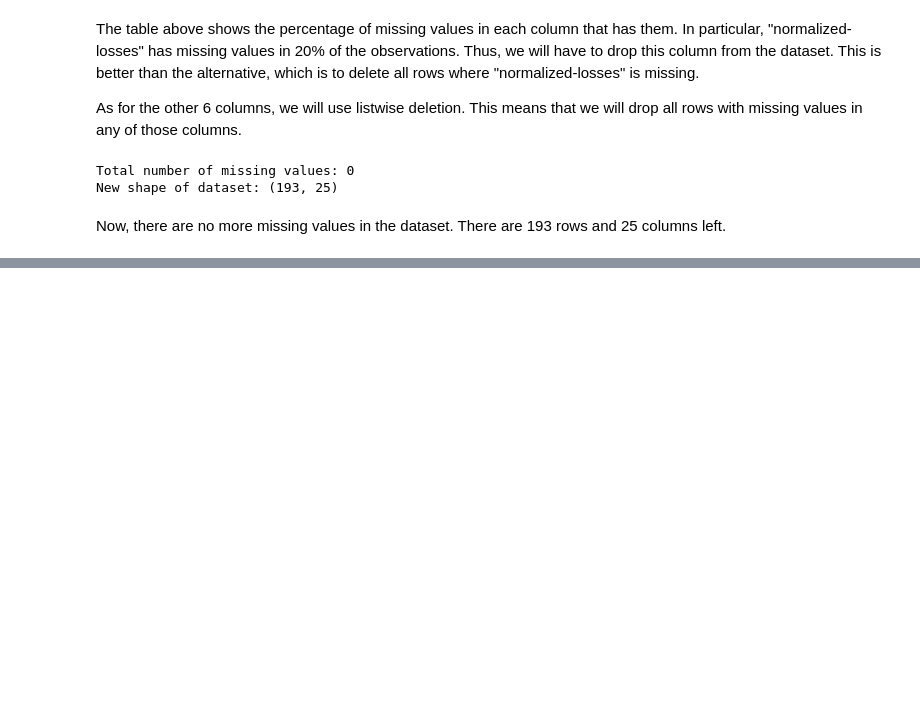
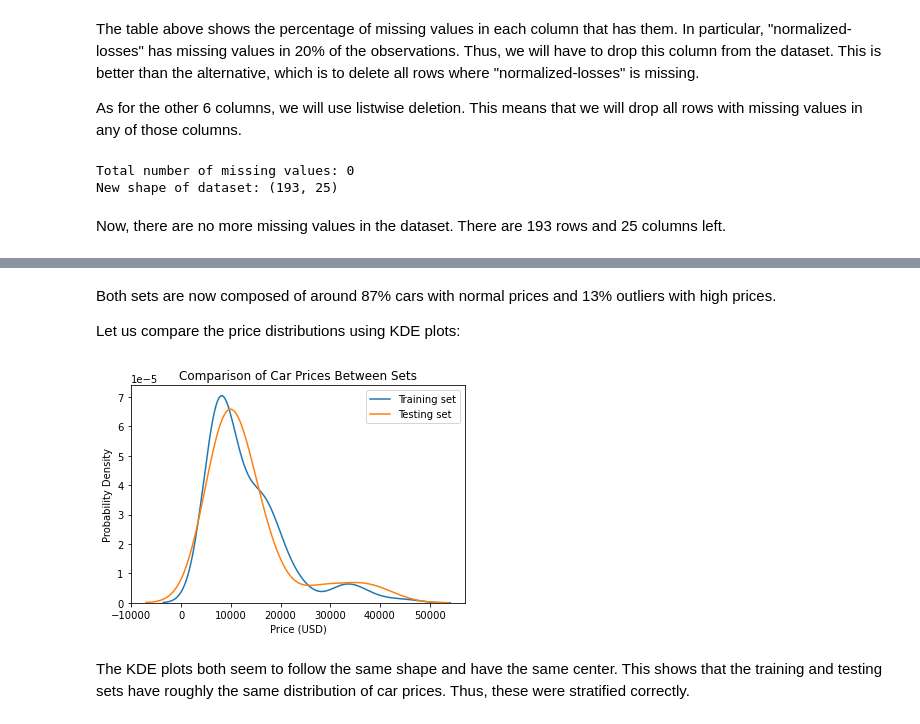
Before and after one commit to MiguelAHG/mahg-data-science, a Jupyter notebook: _notebooks/2021-12-20-Predicting-Car-Prices-K-Nearest-Neighbors.ipynb, the cells around one changed output, grey strips where cells are left out. Saved outputs shown, nothing was run; the diff lists cells and outputs as text; code cells hidden in the pictures; blank space fills up the shorter version.

```diff
--- a/_notebooks/2021-12-20-Predicting-Car-Prices-K-Nearest-Neighbors.ipynb
+++ b/_notebooks/2021-12-20-Predicting-Car-Prices-K-Nearest-Neighbors.ipynb
@@ -242,0 +374,34 @@ Now, there are no more missing values in the dataset. There are 193 rows and 25
+# %%
+#collapse-hide
+# Label praces as normal or high
+cars_df["price_label"] = "normal"
+cars_df.loc[cars_df["price"] >= 20000, "price_label"] = "high"
+
+# Train-test split with stratification
+X_train, X_test, y_train, y_test = train_test_split(
+    cars_df[all_numeric_features],
+    cars_df["price"],
+    train_size = 0.8,
+    test_size = 0.2,
+    random_state = 1,
+    shuffle = True,
+    stratify = cars_df["price_label"],
+)
+
+# Check stratification.
+X_train_labeled = pd.concat(
+    [X_train, cars_df.price_label],
+    axis = 1,
+    join = "inner",
+)
+
+X_test_labeled = pd.concat(
+    [X_test, cars_df.price_label],
+    axis = 1,
+    join = "inner",
+)
+
+print("X_train price label distribution")
+print(X_train_labeled.price_label.value_counts(normalize = True))
+print("\nX_test Price label distribution")
+print(X_test_labeled.price_label.value_counts(normalize = True))
@@ -242,0 +418,18 @@ Now, there are no more missing values in the dataset. There are 193 rows and 25
+# %% [markdown]
+Both sets are now composed of around 87% cars with normal prices and 13% outliers with high prices.
+
+Let us compare the price distributions using KDE plots:
+# %%
+#collapse-hide
+sns.kdeplot(y_train, label = "Training set")
+sns.kdeplot(y_test, label = "Testing set")
+
+plt.title("Comparison of Car Prices Between Sets")
+plt.xlabel("Price (USD)")
+plt.ylabel("Probability Density")
+plt.legend()
+plt.show()
+# %% [output]
+[figure, added]
+# %% [markdown]
+The KDE plots both seem to follow the same shape and have the same center. This shows that the training and testing sets have roughly the same distribution of car prices. Thus, these were stratified correctly.
```
Also changed, not shown: parts of 21 cells of this notebook.
